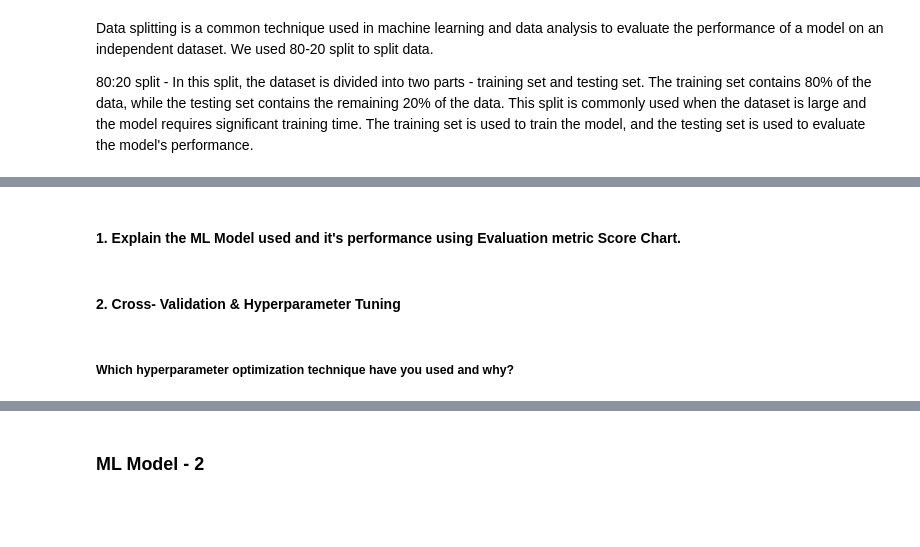
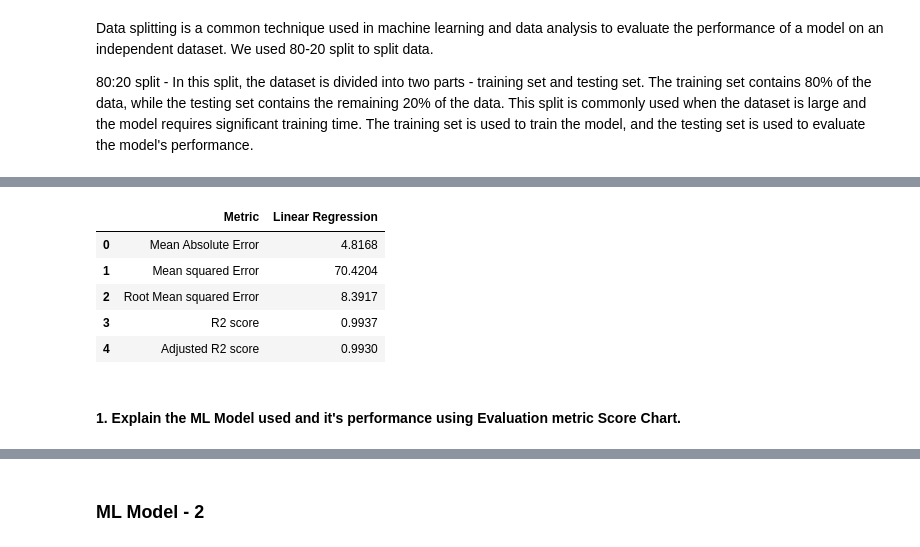
Before and after one commit to sanjaypatil91/Regression-Yes-Bank-Stock-Closing-Price-Prediction, a Jupyter notebook: Regression_Yes_Bank_Stock_Closing_Price_Prediction.ipynb, the cells around one changed output, grey strips where cells are left out. Saved outputs shown, nothing was run; the diff lists cells and outputs as text; code cells hidden in the pictures; blank space fills up the shorter version.

```diff
--- a/Regression_Yes_Bank_Stock_Closing_Price_Prediction.ipynb
+++ b/Regression_Yes_Bank_Stock_Closing_Price_Prediction.ipynb
@@ -479,0 +523,3 @@ Data splitting is a common technique used in machine learning and data analysis
+# %%
+R2_linear = round(r2_score(10**(y_test), 10**(y_pred)),4)
+print(f"R2 score : {R2_linear}")
@@ -479,0 +528,3 @@ Data splitting is a common technique used in machine learning and data analysis
+# %%
+Adjusted_R2_linear = round(1-(1-r2_score(10**y_test,10**y_pred))*((X_test.shape[0]-1)/(X_test.shape[0]-X_test.shape[1]-1)),3)
+print(f"Adjusted R2 score : {Adjusted_R2_linear}")
@@ -480,2 +592,16 @@ Data splitting is a common technique used in machine learning and data analysis
+# %%
+# converting above dict into a dataframe
+metric_df = pd.DataFrame.from_dict(linear_regessor_list, orient='index').reset_index()
+# %%
+# renaming the columns.
+metric_df = metric_df.rename(columns={'index':'Metric',0:'Linear Regression'})
+metric_df
+# %% [output]
+|  | Metric | Linear Regression |
+| 0 | Mean Absolute Error | 4.8168 |
+| 1 | Mean squared Error | 70.4204 |
+| 2 | Root Mean squared Error | 8.3917 |
+| 3 | R2 score | 0.9937 |
+| 4 | Adjusted R2 score | 0.9930 |
 # %% [markdown]
 #### 1. Explain the ML Model used and it's performance using Evaluation metric Score Chart.
@@ -484,2 +607,0 @@ Data splitting is a common technique used in machine learning and data analysis
-# %% [markdown]
-#### 2. Cross- Validation & Hyperparameter Tuning
@@ -492,2 +607,0 @@ Data splitting is a common technique used in machine learning and data analysis
-# %% [markdown]
-##### Which hyperparameter optimization technique have you used and why?
```
Also changed, not shown: parts of 36 cells of this notebook.
